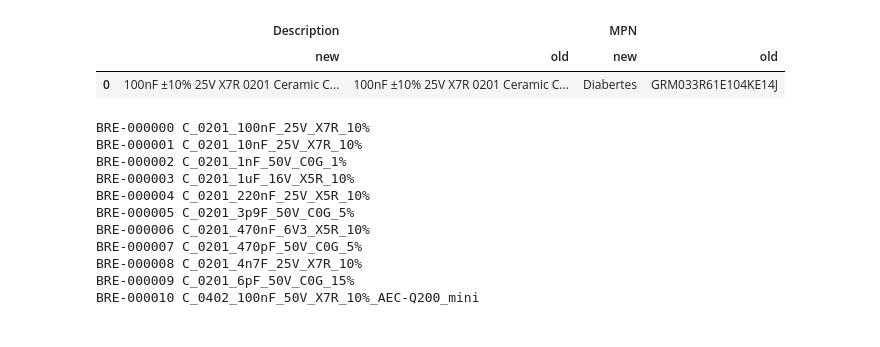
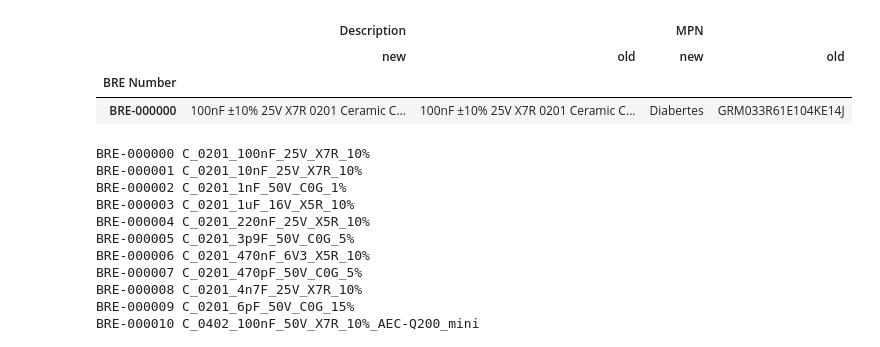
Before and after one commit to bluerobotics/br-components-database, a Jupyter notebook: Kicad/PrototypingCode_NOTIMPORTANT/update_lib_from_sheet.ipynb, the cells around one changed output. Cells and saved outputs as stored; diff of their text form; code cells hidden in the pictures.

```diff
--- a/Kicad/PrototypingCode_NOTIMPORTANT/update_lib_from_sheet.ipynb
+++ b/Kicad/PrototypingCode_NOTIMPORTANT/update_lib_from_sheet.ipynb
@@ -129,10 +256,17 @@ def load_kicad_lib_as_dataframe(symbols_path):
 # %%
 odoo_df = load_odoo_as_df()
 kicad_df, vendors_df = load_kicad_lib_as_dataframe(SYMBOLS_PATH)
-kicad_old = kicad_df.copy()
 
 kicad_df.set_index("BRE Number", inplace=True)
 kicad_df.sort_index(inplace=True)
 odoo_df.set_index("BRE Number", inplace=True)
 odoo_df.sort_index(inplace=True)
+
+kicad_old = kicad_df.copy()
+
+# Update fields from Odoo to Kicad dataframe
+kicad_df.update(odoo_df)
+
+# Compares the updated Kicad dataframe to the old one to determine what parts need to be updated in the library (efficiency!)
+changes = kicad_df.compare(kicad_old, result_names=("new", "old"))
 # %% [output]
@@ -140,23 +342,21 @@ Loading in libraries from Kicad...
 # %%
 
 
-kicad_df.update(odoo_df)
-# Compares the entries from Kicad and the database
-changes = kicad_df.reset_index().compare(kicad_old, result_names=("new", "old"))
-changes
+
+
 
 
 """
 Coming Soon:
 Detect new parts being added from odoo to kicad library (difference on the indices between kicad_df and kicad_old)
 Detect which pre-existing parts need updating
 Access these parts
 """
-changes
 # %% [output]
 |  | Description |  | MPN |  |
 |  | new | old | new | old |
-| 0 | 100nF ±10% 25V X7R 0201 Ceramic C... | 100nF ±10% 25V X7R 0201 Ceramic C... | Diabertes | GRM033R61E104KE14J |
+| BRE Number |  |  |  |  |
+| BRE-000000 | 100nF ±10% 25V X7R 0201 Ceramic C... | 100nF ±10% 25V X7R 0201 Ceramic C... | Diabertes | GRM033R61E104KE14J |
 # %%
 """
 Fields in Kicad:
```
Also changed, not shown: parts of 3 cells of this notebook, 10 other files.
